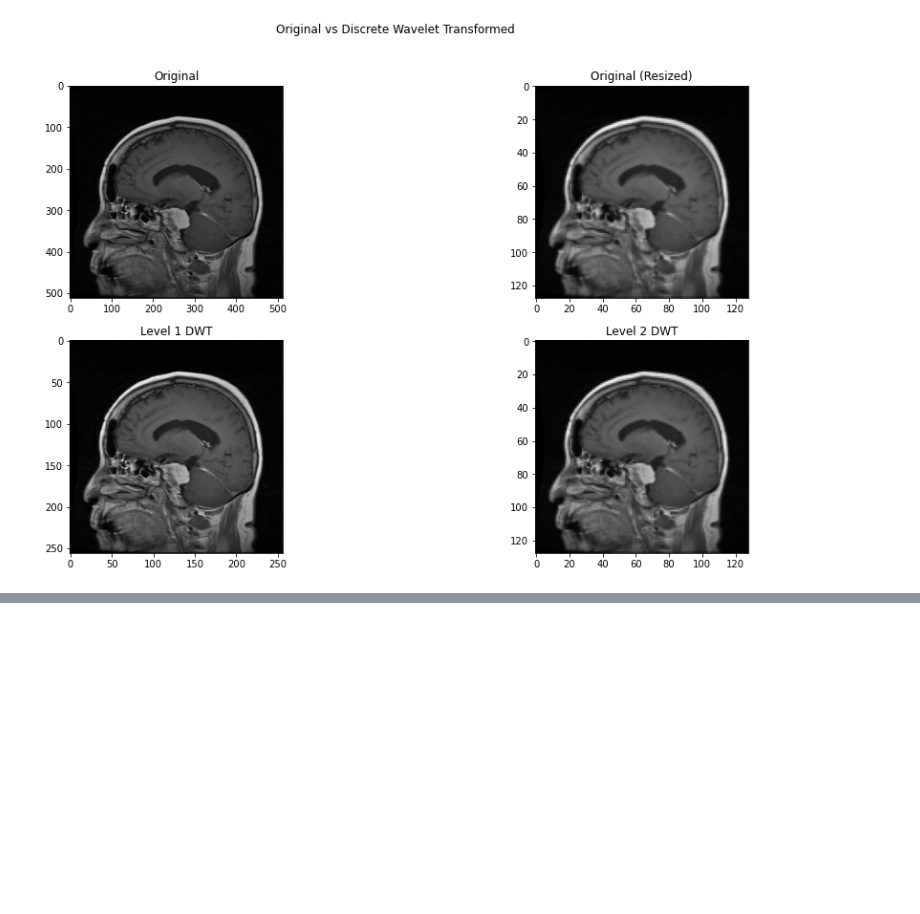
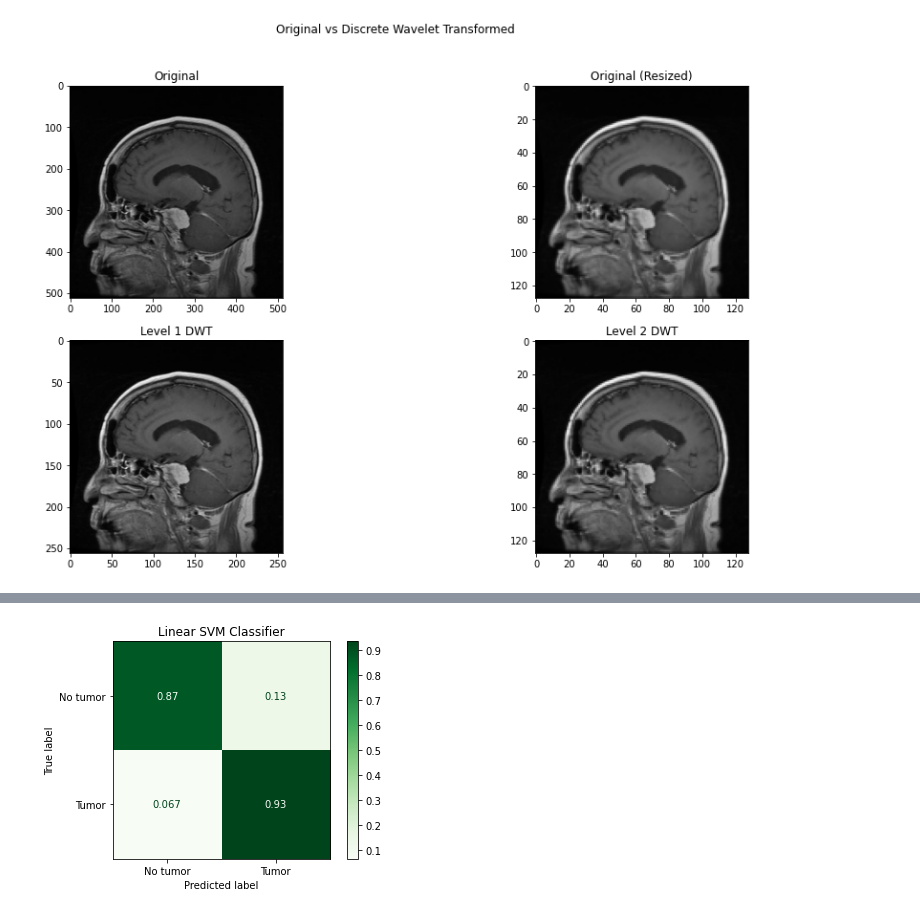
Before and after one commit to tanpinray/AMLS_22-21_SN18100138, a Jupyter notebook: Task_A.ipynb, the cells around one changed output, grey strips where cells are left out. Drawn from its saved outputs; the diff is of its cells as text; code cells hidden in the pictures; blank space fills up the shorter version.

Commit message:
Added halvingcv and just pca testing

```diff
--- a/Task_A.ipynb
+++ b/Task_A.ipynb
@@ -610,61 +637,59 @@ weighted avg       0.95      0.95      0.95      1173
 # score_RandomForest = metrics.accuracy_score(y_test, Y_pred_RandomForest)
 # print('Random Forest classifier score:', score_RandomForest)
 # %%
-# def LSVMClassifierCV(X_train, y_train, X_test):
-#     '''
-#     Inputs
-#         X_train: Training dataset;
-#         y_train: Training labels;
-#         X_test: Testing dataset.
+def LSVMClassifierCV(X_train, y_train, X_test):
+    '''
+    Inputs
+        X_train: Training dataset;
+        y_train: Training labels;
+        X_test: Testing dataset.
 
-#     Return
-#         Y_pred: Predicted labels from X_test using SVM.
-#     '''
+    Return
+        Y_pred: Predicted labels from X_test using SVM.
+    '''
 
-#     # Create dictionary of parameters to cross validate the estimator on
-#     # linear was considered in another function as kernel='linear' took very long to compute
-#     parameters = {"loss": ['hinge', 'squared_hinge'], "C": [1, 10, 100]}
+    # Create dictionary of parameters to cross validate the estimator on
+    # linear was considered in another function as kernel='linear' took very long to compute
+    parameters = {"loss": ['hinge', 'squared_hinge'], "C": [1, 10, 100]}
 
-#     # Create SVC object
-#     svc = svm.LinearSVC(dual=False)
-#     # Exhaustive search over all chosen parameters
-#     clf = GridSearchCV(svc, parameters, scoring='accuracy', n_jobs=-2, error_score=0.0)
-#     # Fit SVC model with the parameters for cross-validation
-#     clf.fit(X_train, y_train)
-#     # Predict labels with the best parameters from cross-validation
-#     print(clf.best_params_)
+    matthews = metrics.make_scorer(metrics.matthews_corrcoef)
+    scoring = {'AUC': 'roc_auc', 'matthews': matthews}
 
-#     clf.fit(X_train, y_train)
+    # Create SVC object
+    svc = svm.LinearSVC(dual=False)
+    # Exhaustive search over all chosen parameters
+    clf = GridSearchCV(svc,
+                       parameters,
+                       scoring=scoring,
+                       refit='matthews', # use matthews for refit due to imbalanced data
+                       cv=3,
+                       verbose=1,
+                       return_train_score=True)
+    # Fit SVC model with the parameters for cross-validation
+    clf.fit(X_train, y_train)
+    # Predict labels with the best parameters from cross-validation
+    print(clf.best_params_)
 
-#     Y_pred = clf.predict(X_test)
+    results = pd.DataFrame.from_dict(clf.cv_results_).sort_values(by=['rank_test_matthews'])
+    results = results[['params', 'mean_train_AUC','mean_test_AUC', 'rank_test_AUC',
+                       'mean_train_matthews', 'mean_test_matthews', 'rank_test_matthews']]
 
-#     fig, axs = plt.subplots(nrows=1, ncols=2, figsize=(15, 6))
-#     fig.suptitle('Linear SVM Classifier')
-#     axs[0].set_title('Train')
-#     axs[1].set_title('Test')
-#     metrics.ConfusionMatrixDisplay.from_estimator(
-#         clf,
-#         X_train,
-#         y_train,
-#         cmap=plt.cm.Blues,
-#         normalize='true',
-#         ax = axs[0],
-#         display_labels = ['No tumor', 'Tumor'],
-#         colorbar = False
-#     )
-#     metrics.ConfusionMatrixDisplay.from_estimator(
-#         clf,
-#         X_test,
-#         y_test,
-#         cmap=plt.cm.Blues,
-#         normalize='true',
-#         ax = axs[1],
-#         display_labels = ['No tumor', 'Tumor'],
-#         colorbar = False
-#     )
+    Y_pred = clf.predict(X_test)
 
-#     return Y_pred
+    fig, ax = plt.subplots()
+    metrics.ConfusionMatrixDisplay.from_predictions(
+        y_test,
+        Y_pred,
+        cmap=plt.cm.Greens,
+        normalize='true',
+        ax=ax,
+        display_labels = ['No tumor', 'Tumor']
+    )
+    ax.set_title('Linear SVM Classifier')
 
-# Y_pred_LSVM = LSVMClassifierCV(X_train, y_train, X_test)
-# score_LSVM = metrics.accuracy_score(y_test, Y_pred_LSVM)
-# print('LSVM classifier score:', score_LSVM)
+    return Y_pred, results
+
+Y_pred_LSVM, results_LSVM = LSVMClassifierCV(X_train, y_train, X_test)
+print(metrics.classification_report(y_test, Y_pred_LSVM, target_names=['No tumor', 'Tumor']))
+display(results_LSVM)
+# %% [output]
@@ -670,0 +732 @@ weighted avg       0.95      0.95      0.95      1173
+[figure, added]
```
Also changed, not shown: parts of 11 cells of this notebook, 1 other file.
